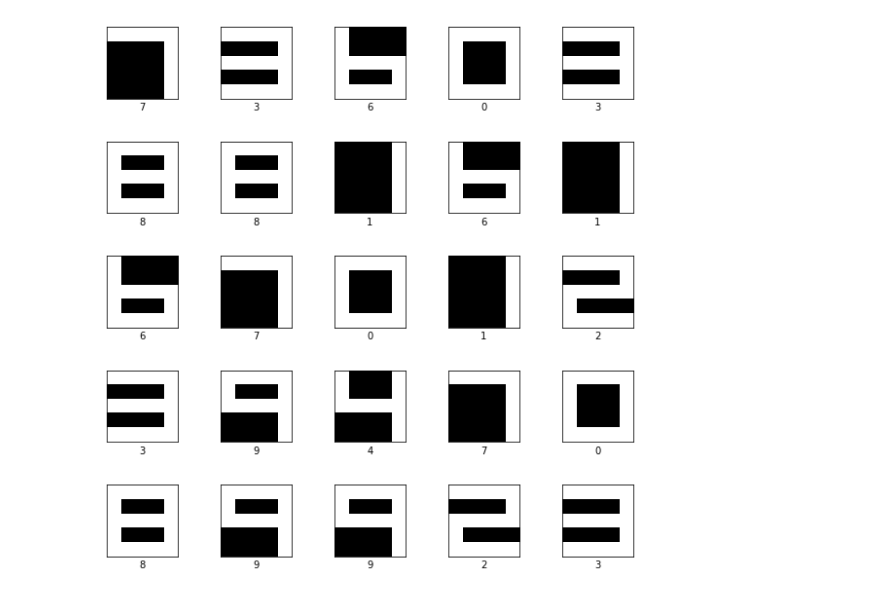
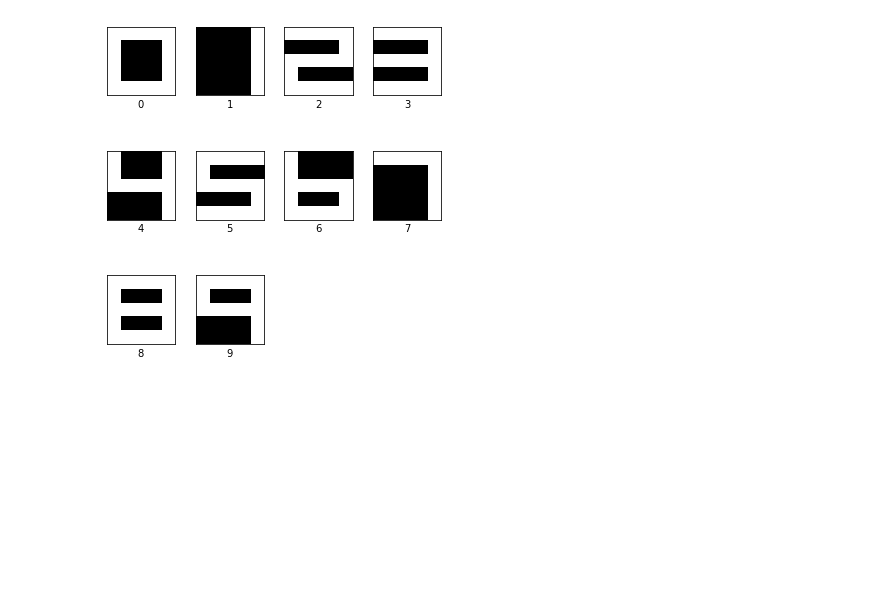
Before and after one commit to sentimos/lcd, a Jupyter notebook: linreg.ipynb, the cells around one changed output. Cells and saved outputs as stored; diff of their text form; code cells hidden in the pictures; blank space fills up the shorter version.

Commit message:
Simpler image generation. Randomizing batch maker

```diff
--- a/linreg.ipynb
+++ b/linreg.ipynb
@@ -169,15 +146,17 @@ def ShowAsImages(v, pred_kind, kind_name, w):
   """
   n = len(v)
   s = np.int(np.sqrt(n))
-  fig, axes = plt.subplots(s, s)
+  t = np.int(np.ceil(np.float(n) / s))
+  fig, axes = plt.subplots(s, t)
   fig.set_size_inches(2 * s, 2 * s)
   fig.subplots_adjust(hspace=.6, wspace=.3)
-
   for i, ax in enumerate(axes.flat):
-    if i >= s * s: break
-    imgplot = ax.imshow(1 - v[i], cmap=plt.cm.binary)
     ax.set_xticks([])
     ax.set_yticks([])
+    if i >= n:
+      ax.axison=False
+      continue
+    imgplot = ax.imshow(1 - v[i], cmap=plt.cm.binary)
     ax.set_xlabel(kind_name[np.argmax(pred_kind[i])])
   plt.show()
 # %%
@@ -205,7 +185,7 @@ img_size = 5
 shape_size = 5
 
 # The total number of training examples.
-example_count = 1000
+example_count = 100
 
 # The number of digits (one more than the maximum digit).
 kind_count = 10
@@ -213,13 +193,12 @@ kind_count = 10
 # The names or labels for each kind:
 kind_names = [str(x) for x in range(kind_count)]
 # %%
-img_data, true_kind = GenerateImages(example_count, shape_size, img_size, RndDigitGen(kind_count))
+img_data, true_kind = GenerateImages(example_count, shape_size, img_size, kind_count)
 # %%
-# Show the initial data. We have no predicated kind, so we use
-# the true kind as both true and predicted kinds.
-ShowAsImages(img_data[10 : 35, :], true_kind[10 : 35], kind_names, img_size)
+# Show the initial data.
+ShowAsImages(img_data[0 : 10, :], true_kind[0 : 10], kind_names, img_size)
 # %% [output]
-[figure, old version]
+[figure, new version]
 # %%
 # Learning parameters:
 
```
Also changed, not shown: parts of 11 cells of this notebook.
